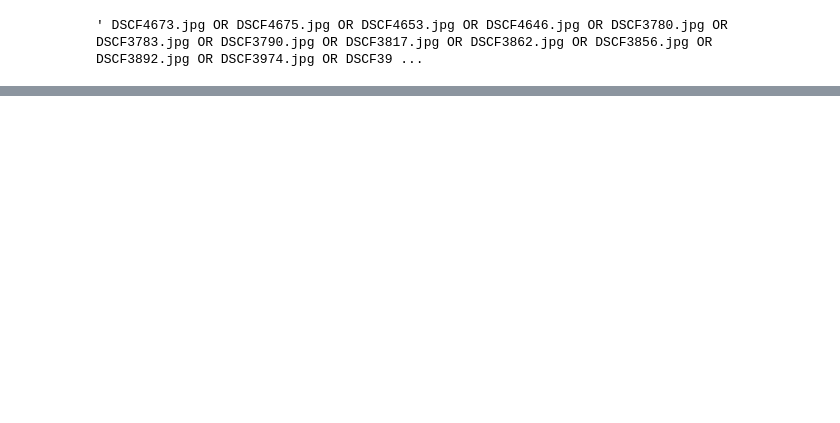
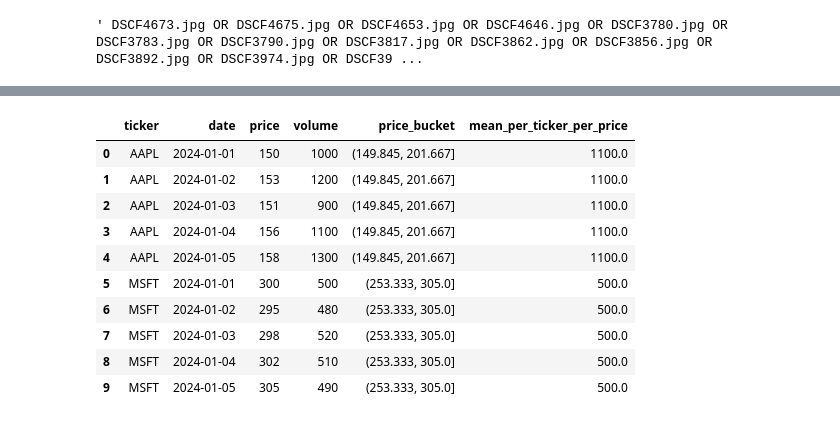
Before and after one commit to zhatz111/quant-alpha-model, a Jupyter notebook: notebooks/scratch_pad.ipynb, the cells around one changed output, grey strips where cells are left out. Saved outputs shown, nothing was run; the diff lists cells and outputs as text; code cells hidden in the pictures; blank space fills up the shorter version.

```diff
--- a/notebooks/scratch_pad.ipynb
+++ b/notebooks/scratch_pad.ipynb
@@ -64,0 +180,22 @@ concat_str
+# %%
+# Problem 2
+# 2.1
+pivot = prices.pivot(index="date", columns="ticker", values="price")
+# 2.2
+pivot.melt(id_vars=list(pivot.columns), var_name="ticker", value_name="price")
+# 2.3
+prices["price_bucket"] = pd.cut(prices['price'], bins=3)
+prices["mean_per_ticker_per_price"] = prices.groupby(["ticker", "price_bucket"])["volume"].transform("mean")
+prices
+# %% [output]
+|  | ticker | date | price | volume | price_bucket | mean_per_ticker_per_price |
+| 0 | AAPL | 2024-01-01 | 150 | 1000 | (149.845, 201.667] | 1100.0 |
+| 1 | AAPL | 2024-01-02 | 153 | 1200 | (149.845, 201.667] | 1100.0 |
+| 2 | AAPL | 2024-01-03 | 151 | 900 | (149.845, 201.667] | 1100.0 |
+| 3 | AAPL | 2024-01-04 | 156 | 1100 | (149.845, 201.667] | 1100.0 |
+| 4 | AAPL | 2024-01-05 | 158 | 1300 | (149.845, 201.667] | 1100.0 |
+| 5 | MSFT | 2024-01-01 | 300 | 500 | (253.333, 305.0] | 500.0 |
+| 6 | MSFT | 2024-01-02 | 295 | 480 | (253.333, 305.0] | 500.0 |
+| 7 | MSFT | 2024-01-03 | 298 | 520 | (253.333, 305.0] | 500.0 |
+| 8 | MSFT | 2024-01-04 | 302 | 510 | (253.333, 305.0] | 500.0 |
+| 9 | MSFT | 2024-01-05 | 305 | 490 | (253.333, 305.0] | 500.0 |
```
Also changed, not shown: parts of 8 cells of this notebook, 49 other files.
